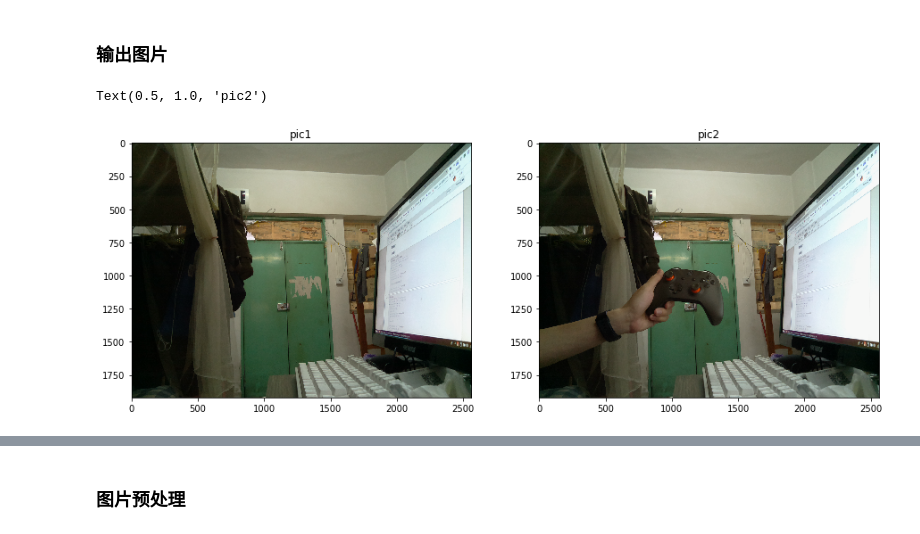
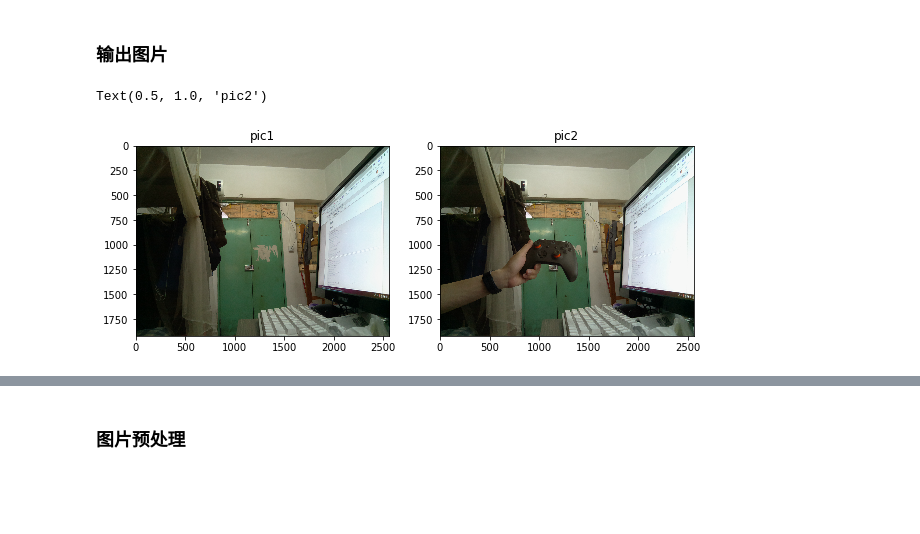
Before and after one commit to C-Li/PicDifferent, a Jupyter notebook: PicDiffer.ipynb, the cells around one changed output, grey strips where cells are left out. Saved outputs shown, nothing was run; the diff lists cells and outputs as text; code cells hidden in the pictures; blank space fills up the shorter version.

```diff
--- a/PicDiffer.ipynb
+++ b/PicDiffer.ipynb
@@ -58,16 +58,16 @@ img2=cv2.imread('image2.png')
 ### 输出图片
 # %%
 # 输出图片
-plt.figure(figsize=(15,6))
+plt.figure(figsize=(10,5))
 plt.subplot(1,2,1)
 plt.imshow(img[...,::-1]) # 转RGB
 plt.title('pic1')
 plt.subplot(1,2,2)
 plt.imshow(img2[...,::-1])
 plt.title('pic2')
 # %% [output]
 Text(0.5, 1.0, 'pic2')
-[figure, old version]
+[figure, new version]
 # %%
 # 保存图片
 cv2.imwrite('image.png', img)
```
Also changed, not shown: parts of 6 cells of this notebook.
